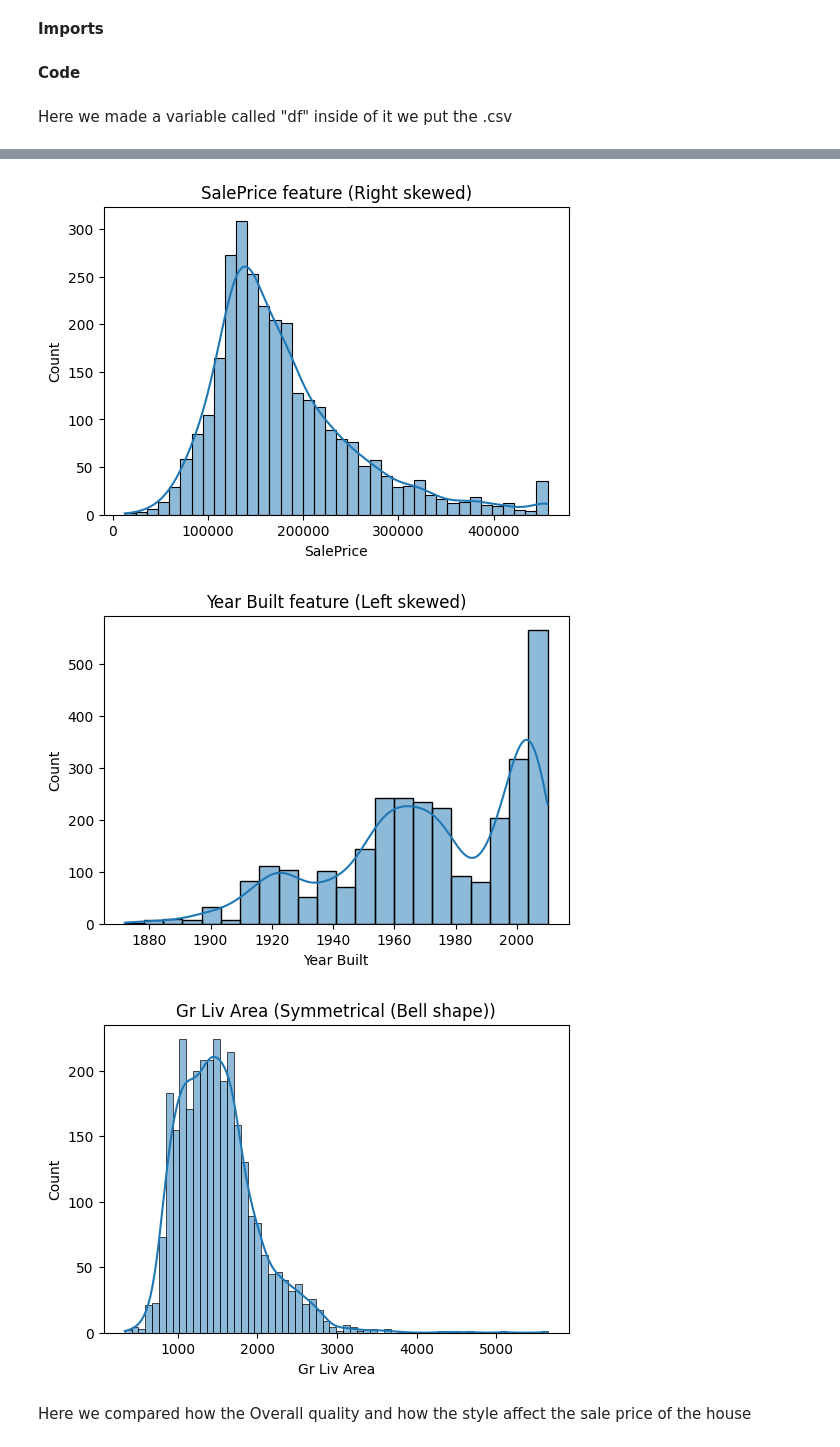
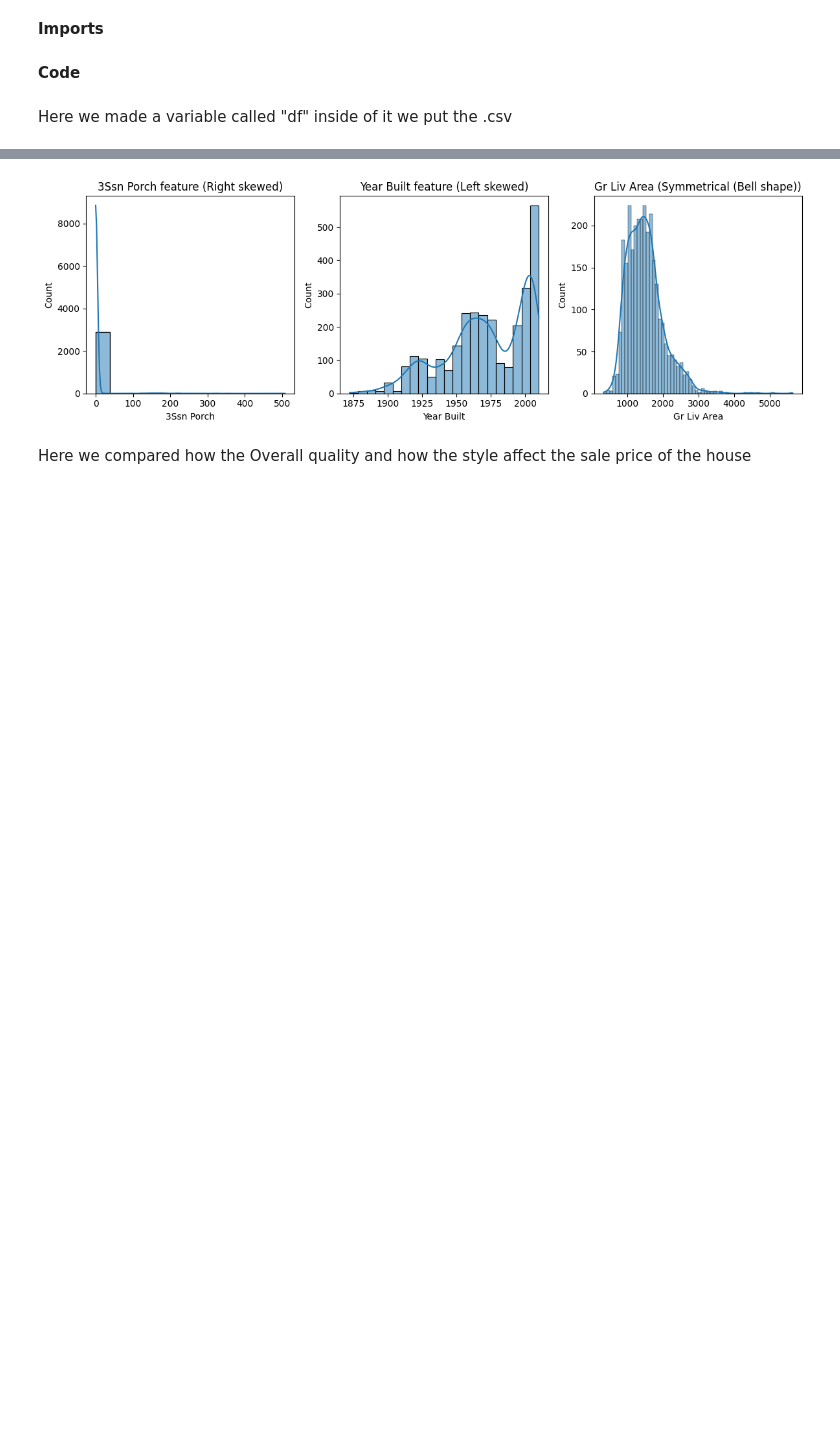
Before and after one commit to Eyadalmiman/Student-Capstone-Project, a Jupyter notebook: 03_eda.ipynb, the cells around one changed output, grey strips where cells are left out. Saved outputs shown, nothing was run; the diff lists cells and outputs as text; code cells hidden in the pictures; blank space fills up the shorter version.

```diff
--- a/03_eda.ipynb
+++ b/03_eda.ipynb
@@ -16,22 +16,19 @@ Here we made a Histplot (with kde) for three different features, SalePrice (Righ
 # %%
-plt.figure(figsize = (6,4))
-sns.histplot(df["SalePrice"], kde = True)
-plt.title("SalePrice feature (Right skewed)")
+fig, axes = plt.subplots(1, 3, figsize=(12, 4))
+
+sns.histplot(df["3Ssn Porch"], kde = True, ax = axes[0])
+axes[0].set_title("3Ssn Porch feature (Right skewed)")
+
+sns.histplot(df["Year Built"], kde = True, ax = axes[1])
+axes[1].set_title("Year Built feature (Left skewed)")
+
+sns.histplot(df["Gr Liv Area"], kde = True, ax = axes[2])
+axes[2].set_title("Gr Liv Area (Symmetrical (Bell shape))")
+
+plt.tight_layout()
 plt.show()
-
-plt.figure(figsize = (6,4))
-sns.histplot(df["Year Built"], kde = True)
-plt.title("Year Built feature (Left skewed)")
-plt.show()
-
-plt.figure(figsize = (6,4))
-sns.histplot(df["Gr Liv Area"], kde = True)
-plt.title("Gr Liv Area (Symmetrical (Bell shape))")
-plt.show()
 # %% [output]
-[figure, old version]
+[figure, new version]
-[figure, removed]
-[figure, removed]
 # %% [markdown]
 Here we compared how the Overall quality and how the style affect the sale price of the house
 # %%
```
Also changed, not shown: parts of 3 cells of this notebook, 7 other files.
